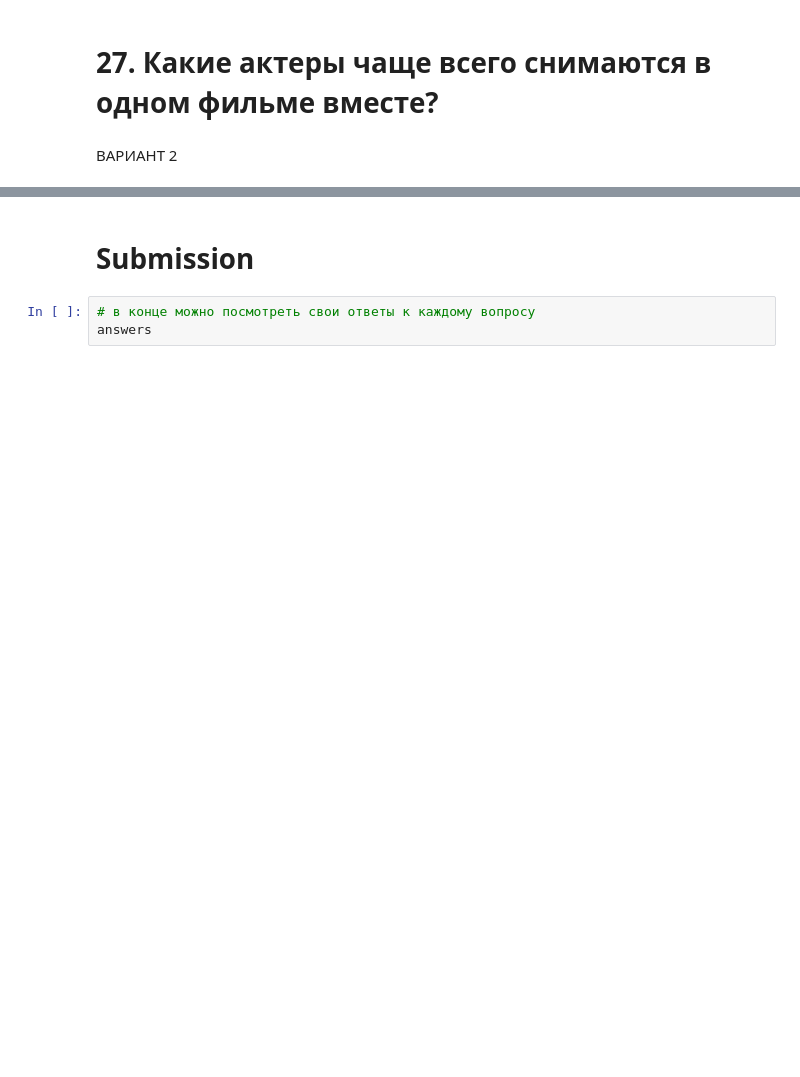
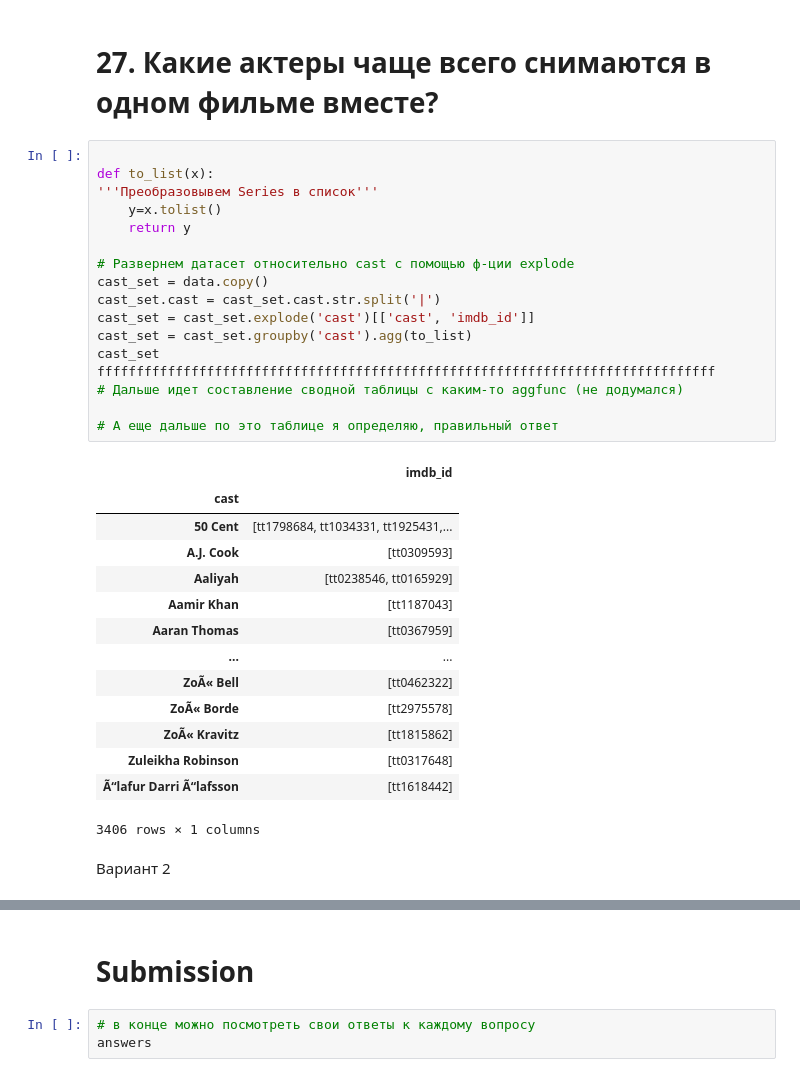
Before and after one commit to serp1212/DataSciSF, a Jupyter notebook: module_1/Movies_IMBD_v4.1_TEMPLATE.ipynb, the cells around one changed output, grey strips where cells are left out. Cells and saved outputs as stored; diff of their text form; blank space fills up the shorter version.

```diff
--- a/module_1/Movies_IMBD_v4.1_TEMPLATE.ipynb
+++ b/module_1/Movies_IMBD_v4.1_TEMPLATE.ipynb
@@ -294,4 +659,36 @@ answers
 # %% [markdown]
 # 27. Какие актеры чаще всего снимаются в одном фильме вместе?
+# %%
+
+def to_list(x):
+'''Преобразовывем Series в список'''
+    y=x.tolist()
+    return y
+
+# Развернем датасет относительно cast с помощью ф-ции explode
+cast_set = data.copy()
+cast_set.cast = cast_set.cast.str.split('|')
+cast_set = cast_set.explode('cast')[['cast', 'imdb_id']]
+cast_set = cast_set.groupby('cast').agg(to_list)
+cast_set
+fffffffffffffffffffffffffffffffffffffffffffffffffffffffffffffffffffffffffffffff
+# Дальше идет составление сводной таблицы с каким-то aggfunc (не додумался)
+
+# А еще дальше по это таблице я определяю, правильный ответ
+# %% [output]
+|  | imdb_id |
+| cast |  |
+| 50 Cent | [tt1798684, tt1034331, tt1925431,... |
+| A.J. Cook | [tt0309593] |
+| Aaliyah | [tt0238546, tt0165929] |
+| Aamir Khan | [tt1187043] |
+| Aaran Thomas | [tt0367959] |
+| ... | ... |
+| ZoÃ« Bell | [tt0462322] |
+| ZoÃ« Borde | [tt2975578] |
+| ZoÃ« Kravitz | [tt1815862] |
+| Zuleikha Robinson | [tt0317648] |
+| Ã“lafur Darri Ã“lafsson | [tt1618442] |
+3406 rows × 1 columns
 # %% [markdown]
-ВАРИАНТ 2
+Вариант 2
```
Also changed, not shown: parts of 33 cells of this notebook, 1 other file.
